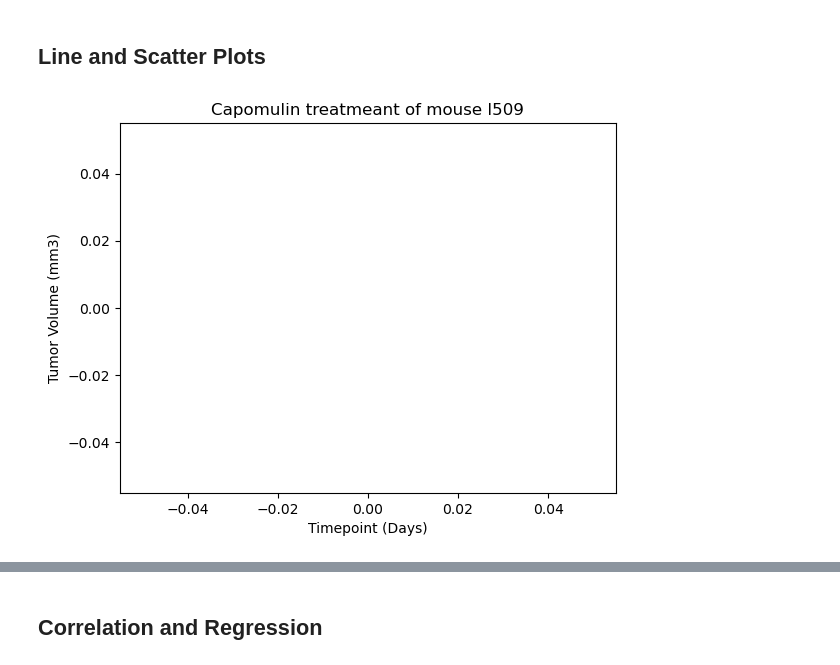
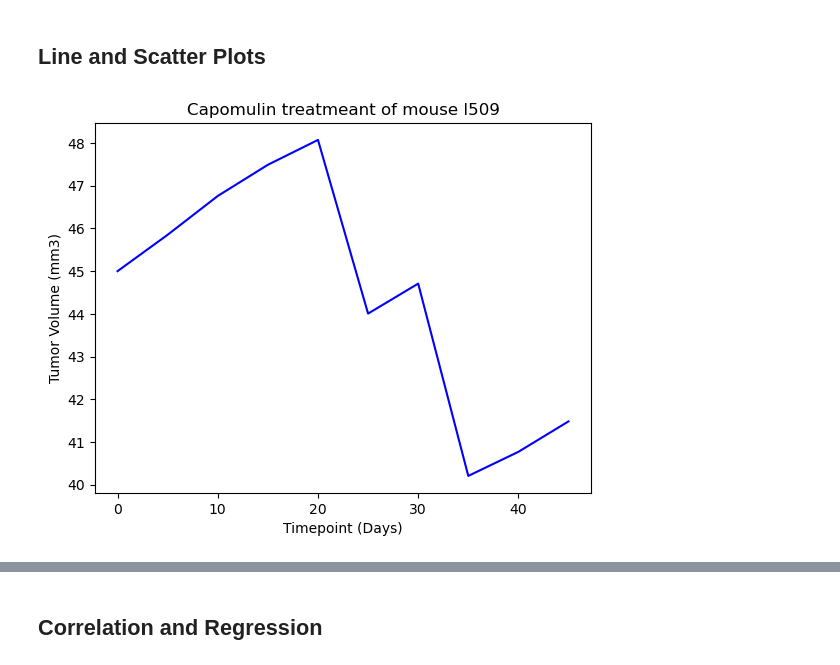
Before and after one commit to Sikebro/DataVisualization-Repo, a Jupyter notebook: pymaceuticals_starter.ipynb, the cells around one changed output, grey strips where cells are left out. Cells and saved outputs as stored; diff of their text form; code cells hidden in the pictures.

```diff
--- a/pymaceuticals_starter.ipynb
+++ b/pymaceuticals_starter.ipynb
@@ -266,7 +258,13 @@ plt.show()
 ## Line and Scatter Plots
 # %%
 # Generate a line plot of tumor volume vs. time point for a single mouse treated with Capomulin
+line_plot = clean_mouse_df[clean_mouse_df['Mouse ID'] == 'l509']
+plt.plot(line_plot['Timepoint'], line_plot['Tumor Volume (mm3)'], color = 'b')
+plt.title("Capomulin treatmeant of mouse l509")
+plt.xlabel("Timepoint (Days)")
+plt.ylabel("Tumor Volume (mm3)")
+plt.show()
 # %% [output]
-[figure, old version]
+[figure, new version]
 # %%
 # Generate a scatter plot of mouse weight vs. the average observed tumor volume for the entire Capomulin regimen
```
Also changed, not shown: parts of 3 cells of this notebook.
